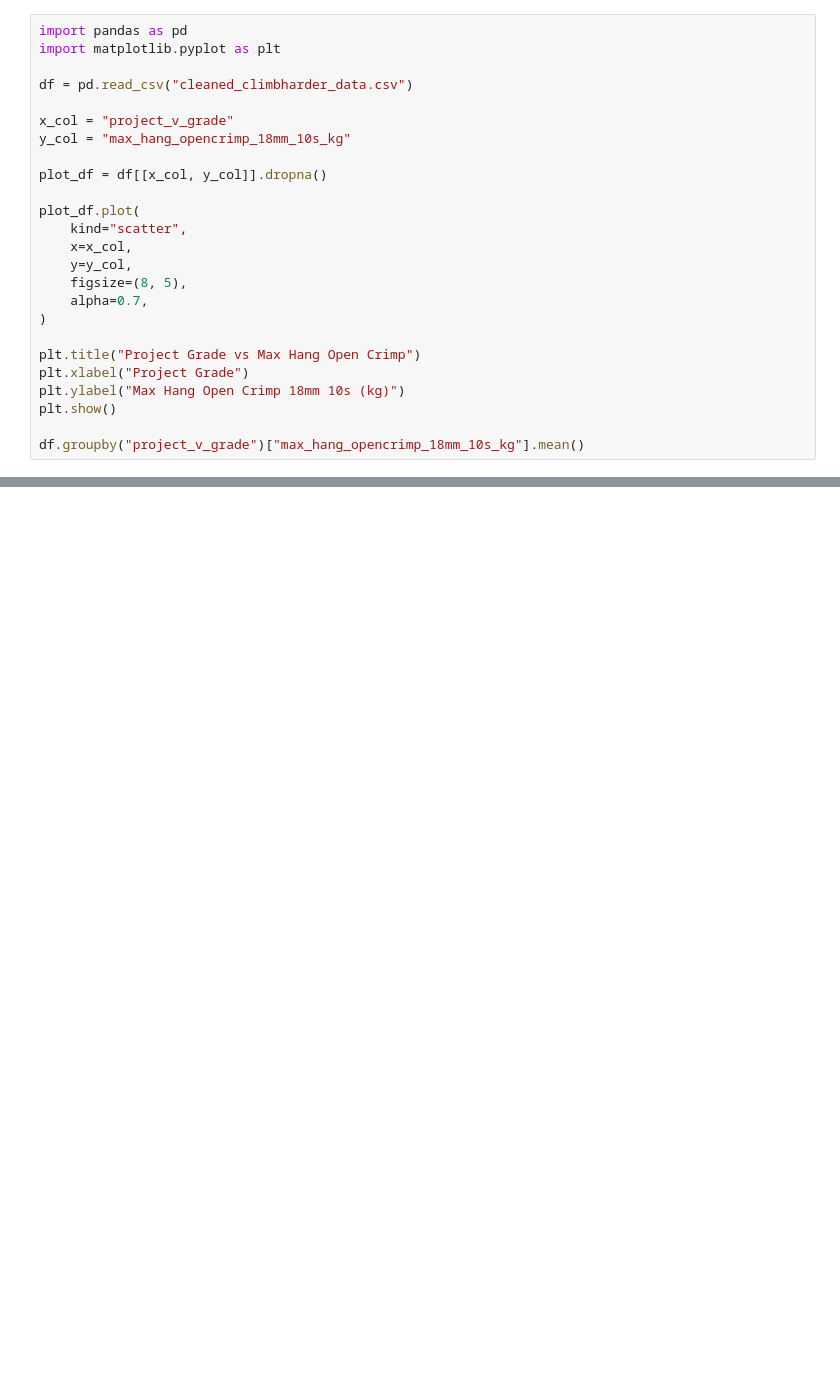
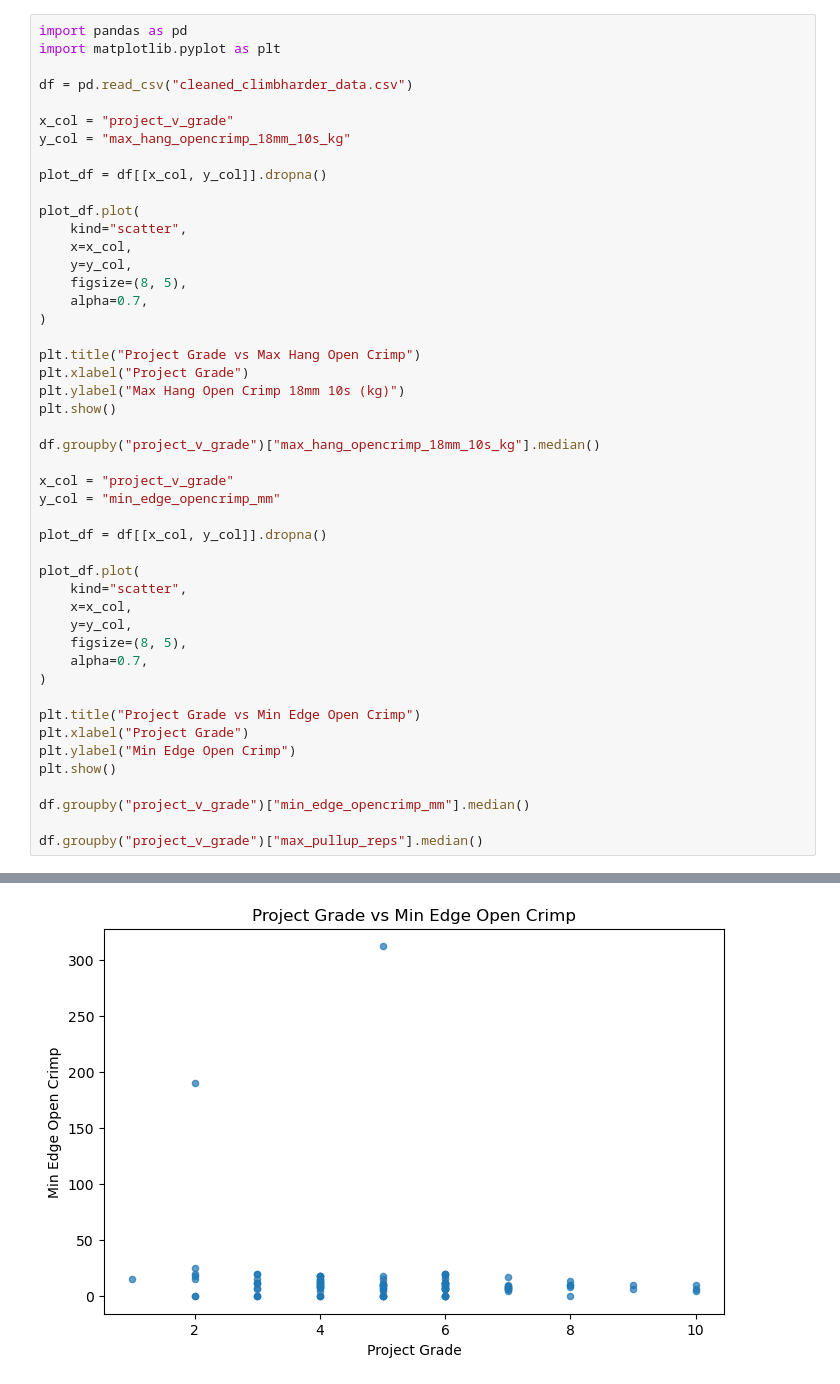
Before and after one commit to phyokota/Allez, a Jupyter notebook: input_metrics.ipynb, the cells around one changed output, grey strips where cells are left out. Saved outputs shown, nothing was run; the diff lists cells and outputs as text; blank space fills up the shorter version.

```diff
--- a/input_metrics.ipynb
+++ b/input_metrics.ipynb
@@ -1,28 +1,51 @@
 # %%
 import pandas as pd
 import matplotlib.pyplot as plt
 
 df = pd.read_csv("cleaned_climbharder_data.csv")
 
 x_col = "project_v_grade"
 y_col = "max_hang_opencrimp_18mm_10s_kg"
 
 plot_df = df[[x_col, y_col]].dropna()
 
 plot_df.plot(
     kind="scatter",
     x=x_col,
     y=y_col,
     figsize=(8, 5),
     alpha=0.7,
 )
 
 plt.title("Project Grade vs Max Hang Open Crimp")
 plt.xlabel("Project Grade")
 plt.ylabel("Max Hang Open Crimp 18mm 10s (kg)")
 plt.show()
 
-df.groupby("project_v_grade")["max_hang_opencrimp_18mm_10s_kg"].mean()
+df.groupby("project_v_grade")["max_hang_opencrimp_18mm_10s_kg"].median()
+
+x_col = "project_v_grade"
+y_col = "min_edge_opencrimp_mm"
+
+plot_df = df[[x_col, y_col]].dropna()
+
+plot_df.plot(
+    kind="scatter",
+    x=x_col,
+    y=y_col,
+    figsize=(8, 5),
+    alpha=0.7,
+)
+
+plt.title("Project Grade vs Min Edge Open Crimp")
+plt.xlabel("Project Grade")
+plt.ylabel("Min Edge Open Crimp")
+plt.show()
+
+df.groupby("project_v_grade")["min_edge_opencrimp_mm"].median()
+
+df.groupby("project_v_grade")["max_pullup_reps"].median()
 # %% [output]
 [figure]
+[figure, added]
 project_v_grade
```
Also changed, not shown: parts of 1 cell of this notebook, 1 other file.
